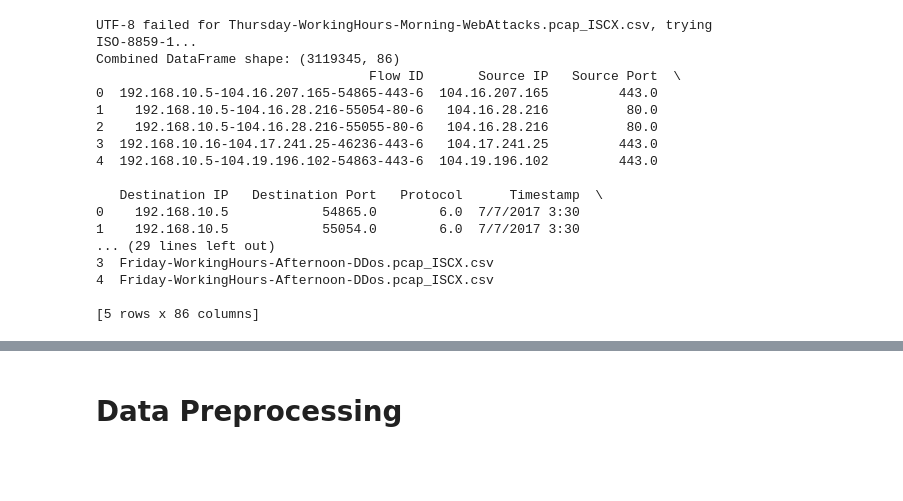
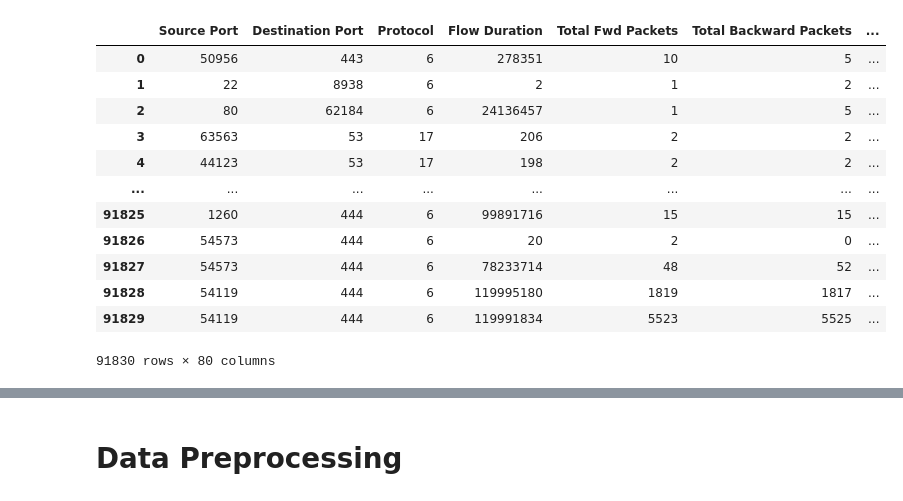
Before and after one commit to MiguelGaspar01/Thesis-Space, a Jupyter notebook: EDA and Preprocessing CICIDS2017.ipynb, the cells around one changed output, grey strips where cells are left out. Cells and saved outputs as stored; diff of their text form; code cells hidden in the pictures; blank space fills up the shorter version.

```diff
--- a/EDA and Preprocessing CICIDS2017.ipynb
+++ b/EDA and Preprocessing CICIDS2017.ipynb
@@ -40,50 +40,23 @@ import os
 import pandas as pd
 
 # Set the path to your directory
-data_dir = r"C:\Users\TESTER\OneDrive\Ambiente de Trabalho\Tese\Datasets\CICS2017 Dataset\TrafficLabelling"
-
-# Initialize an empty list to collect DataFrames
-all_dfs = []
-
-for filename in os.listdir(data_dir):
-    if filename.endswith(".pcap_ISCX") or filename.endswith(".csv"):
-        file_path = os.path.join(data_dir, filename)
-        try:
-            df = pd.read_csv(file_path, encoding="utf-8", low_memory=False)
-        except UnicodeDecodeError:
-            print(f"UTF-8 failed for {filename}, trying ISO-8859-1...")
-            try:
-                df = pd.read_csv(file_path, encoding="ISO-8859-1", low_memory=False)
-            except Exception as e:
-                print(f"Still couldn't read {filename}: {e}")
-                continue  # Skip the file if still failing
-
-        df["source_file"] = filename
-        all_dfs.append(df)
-
-combined_df = pd.concat(all_dfs, ignore_index=True)
-
-# Show a preview
-print("Combined DataFrame shape:", combined_df.shape)
-print(combined_df.head())
+combined_df = pd.read_excel(r"C:\Users\TESTER\OneDrive\Ambiente de Trabalho\Tese\Datasets\CICS2017 Dataset\CICIDS2017_sample by Panigrahi R.xlsx")
-# %% [output]
-UTF-8 failed for Thursday-WorkingHours-Morning-WebAttacks.pcap_ISCX.csv, trying ISO-8859-1...
-Combined DataFrame shape: (3119345, 86)
-                                   Flow ID       Source IP   Source Port  \
-0  192.168.10.5-104.16.207.165-54865-443-6  104.16.207.165         443.0
-1    192.168.10.5-104.16.28.216-55054-80-6   104.16.28.216          80.0
-2    192.168.10.5-104.16.28.216-55055-80-6   104.16.28.216          80.0
-3  192.168.10.16-104.17.241.25-46236-443-6   104.17.241.25         443.0
-4  192.168.10.5-104.19.196.102-54863-443-6  104.19.196.102         443.0
-
-   Destination IP   Destination Port   Protocol      Timestamp  \
-0    192.168.10.5            54865.0        6.0  7/7/2017 3:30
-1    192.168.10.5            55054.0        6.0  7/7/2017 3:30
-... (29 lines left out)
-3  Friday-WorkingHours-Afternoon-DDos.pcap_ISCX.csv
-4  Friday-WorkingHours-Afternoon-DDos.pcap_ISCX.csv
-
-[5 rows x 86 columns]
+# %%
+combined_df
+# %% [output]
+|  | Source Port | Destination Port | Protocol | Flow Duration | Total Fwd Packets | Total Backward Packets | ... |
+| 0 | 50956 | 443 | 6 | 278351 | 10 | 5 | ... |
+| 1 | 22 | 8938 | 6 | 2 | 1 | 2 | ... |
+| 2 | 80 | 62184 | 6 | 24136457 | 1 | 5 | ... |
+| 3 | 63563 | 53 | 17 | 206 | 2 | 2 | ... |
+| 4 | 44123 | 53 | 17 | 198 | 2 | 2 | ... |
+| ... | ... | ... | ... | ... | ... | ... | ... |
+| 91825 | 1260 | 444 | 6 | 99891716 | 15 | 15 | ... |
+| 91826 | 54573 | 444 | 6 | 20 | 2 | 0 | ... |
+| 91827 | 54573 | 444 | 6 | 78233714 | 48 | 52 | ... |
+| 91828 | 54119 | 444 | 6 | 119995180 | 1819 | 1817 | ... |
+| 91829 | 54119 | 444 | 6 | 119991834 | 5523 | 5525 | ... |
+91830 rows × 80 columns
 # %%
 combined_df.dropna(inplace=True)
 # %%
```
Also changed, not shown: parts of 17 cells of this notebook.
